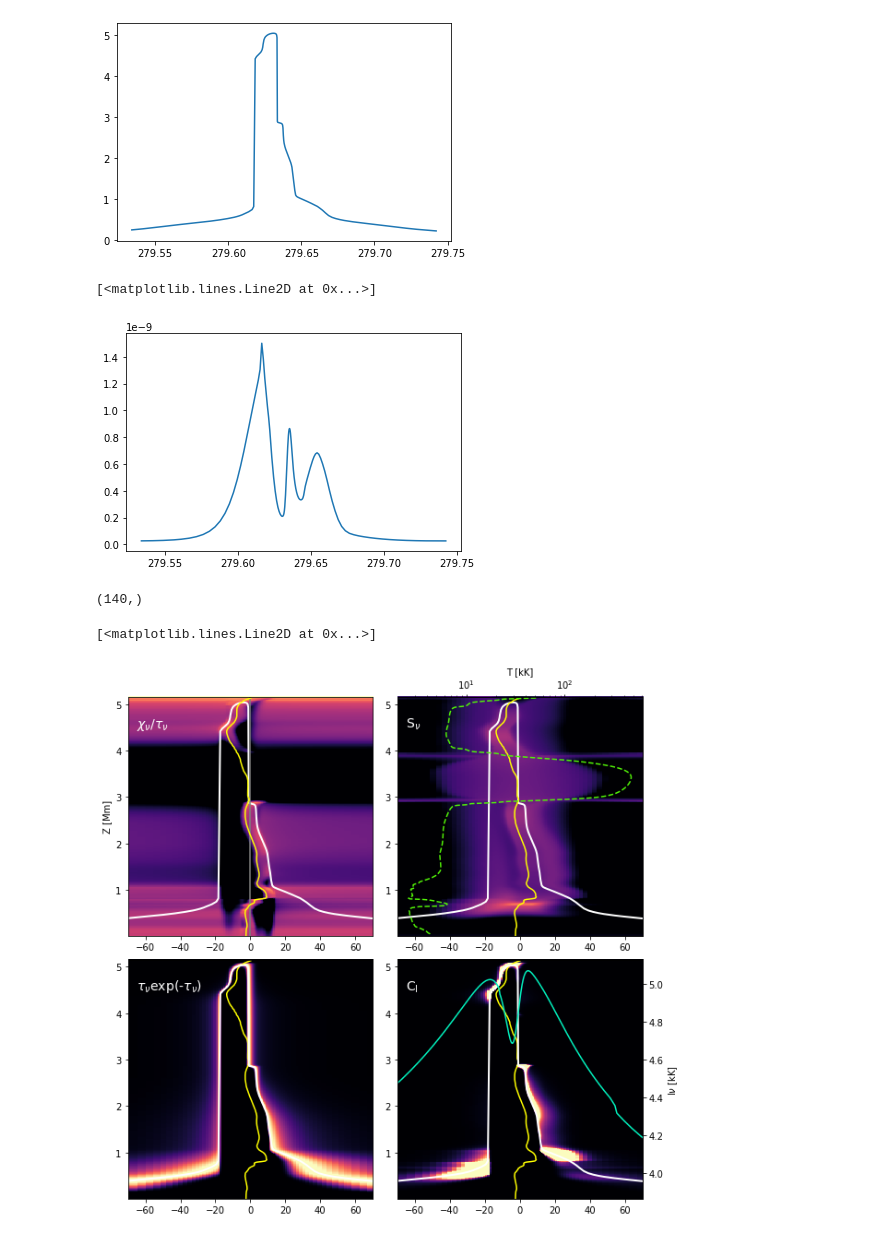
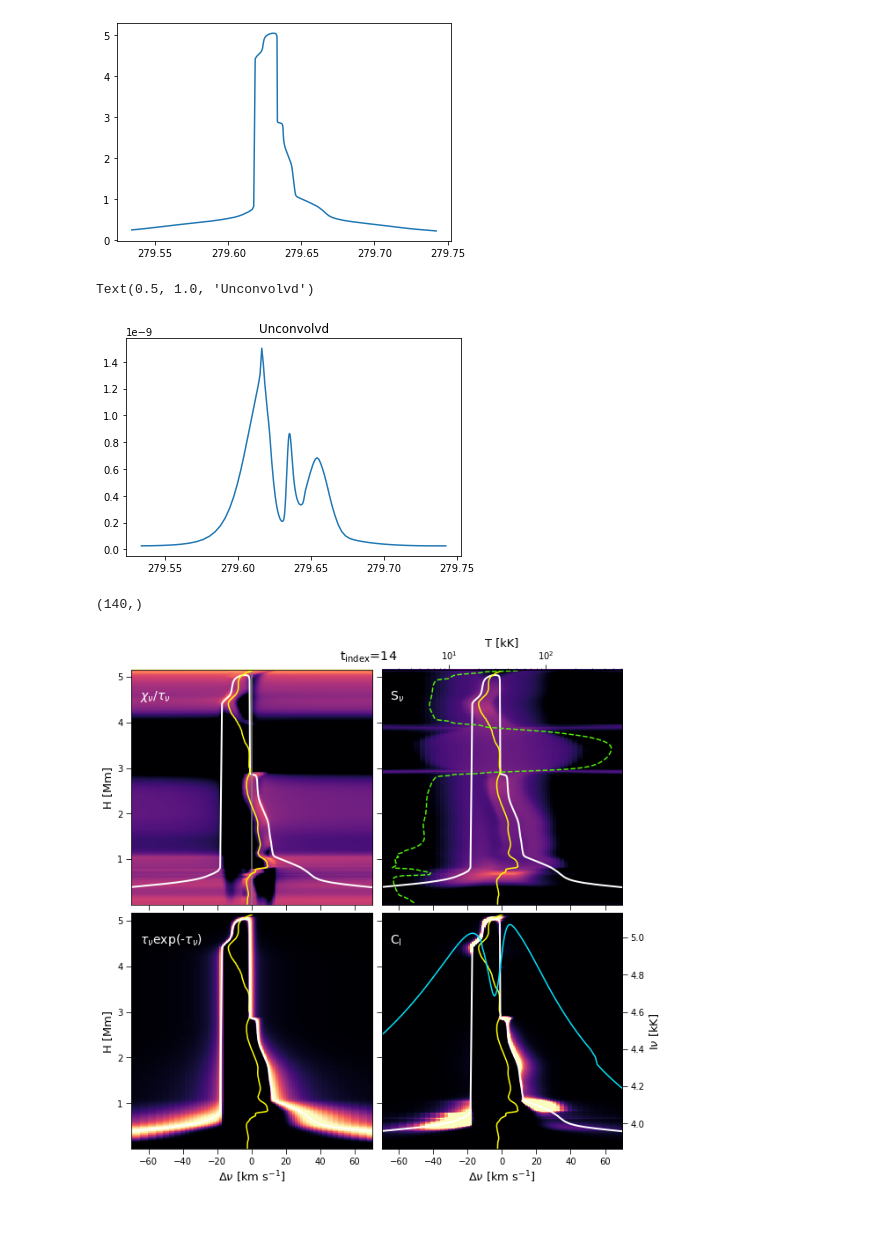
Before and after one commit to souvikita/Bifrost-simulation-analysis, a Jupyter notebook: Cont_function.ipynb, the cells around one changed output. Cells and saved outputs as stored; diff of their text form; code cells hidden in the pictures.

Commit message:
Updated cont. fucntion analysis but solely for RBE

```diff
--- a/Cont_function.ipynb
+++ b/Cont_function.ipynb
@@ -423,9 +423,10 @@ plt.plot(wave_mg[indices[12:152]],Tau_ht_new[X_pix,Y_pix,indices[12:152]]/1e6)
 [figure]
 # %%
 plt.plot(wave_mg[indices[12:152]],I_sp[0,Y_pix,indices[12:152]])
+plt.title('Unconvolvd')
 # %% [output]
-[<matplotlib.lines.Line2D at 0x...>]
+Text(0.5, 1.0, 'Unconvolvd')
-[figure, old version]
+[figure, new version]
 # %%
 #======== Converting specific intensity to brightness temperature ======##
 T_brightness = np.zeros((140))
@@ -439,7 +440,8 @@ np.mean(spec_conv_MgK[X_pix-1:X_pix+1,Y_pix,:],axis=0).shape
 xdopp_minmax=[-50,50]
 cmap1 = 'magma'
 fig, axs =plt.subplots(2,2,figsize=(10,10),facecolor='w', edgecolor='k')
-fig.subplots_adjust(hspace = 0.1,wspace=0.1)
+fig.suptitle(r't$_{\mathrm{index}}$=14',va='center',y=0.9,size='x-large')
+fig.subplots_adjust(hspace = 0.04,wspace=0.04)
 axs=axs.ravel()
 
 norm1 = cm.colors.Normalize(vmax=-3, vmin=-7)
@@ -452,7 +454,9 @@ axs[0].plot(dopp_Mgk,Tau_ht_new[X_pix,Y_pix,indices[12:152]]/1e6,color='white',l
 axs[0].axvline(x=0, color='gray')
 axs[0].text(-65,4.5,r'$\chi_{\nu}$/$\tau_{\nu}$',color='white',size=14)
 axs[0].plot(-1*vel_juan[0,4866,14,980:1410]/1e3,z1[980:1410],color='yellow')
-axs[0].set_ylabel('Z [Mm]')
+axs[0].set_ylabel('H [Mm]',fontsize=13)
+axs[0].set_xticklabels([])
+axs[0].tick_params(direction='out', length=6,color='black')
 
 norm2 = cm.colors.Normalize(vmax=-7.5,vmin=-10)
 im1 = NonUniformImage(axs[1], interpolation='nearest', extent=[xdopp_minmax[0],xdopp_minmax[1],z1[1410],z1[980]],cmap=cmap1,norm=norm2)
@@ -463,37 +467,48 @@ axs[1].images.append(im1)
 axs[1].plot(dopp_Mgk,Tau_ht_new[X_pix,Y_pix,indices[12:152]]/1e6,color='white',linewidth=2)
 axs[1].text(-65,4.5,r'S$_{\nu}$',color='white',size=14)
 axs[1].plot(-1*vel_juan[0,4866,14,980:1410]/1e3,z1[980:1410],color='yellow')
+axs[1].tick_params(direction='out', length=6,color='black')
+axs[1].set_yticklabels([])
+axs[1].set_xticklabels([])
 
 ax2=axs[1].twiny()
 #color ='tab:black'
-ax2.set_xlabel('T [kK]')
+ax2.set_xlabel('T [kK]',fontsize=13)
 ax2.plot(temp_juan[0,4866,14,980:1410]/1e3,z1[980:1410],color='#52F208', linestyle='dashed')
 ax2.set_xscale('log')
+ax2.tick_params(direction='out', length=6,color='black')
 
 norm3 = cm.colors.Normalize(vmax=0.35, vmin=0)
 im2 = NonUniformImage(axs[2], interpolation='nearest', extent=[xdopp_minmax[0],xdopp_minmax[1],z1[1410],z1[980]],cmap=cmap1,norm=norm3)
 im2.set_data(x1,z1[:980:-1],np.flipud(np.squeeze((tau_factor_new.T))))
 axs[2].set_xlim(-70,70)
 axs[2].set_ylim(z1[1410],5.15)
 axs[2].images.append(im2)
 axs[2].text(-65,4.5,r'$\tau_{\nu}$exp(-$\tau_{\nu}$)',color='white',size=14)
 axs[2].plot(-1*vel_juan[0,4866,14,980:1410]/1e3,z1[980:1410],color='yellow')
 axs[2].plot(dopp_Mgk,Tau_ht_new[X_pix,Y_pix,indices[12:152]]/1e6,color='white',linewidth=2)
+axs[2].tick_params(direction='out', length=6,color='black')
+axs[2].set_ylabel('H [Mm]',fontsize=13)
+axs[2].set_xlabel(r'$\Delta$$\nu$ [km s$^{-1}$]',fontsize=13)
 
 norm4 = cm.colors.Normalize(vmax=7e-16, vmin=0)
 im3 = NonUniformImage(axs[3], interpolation='nearest', extent=[xdopp_minmax[0],xdopp_minmax[1],z1[1410],z1[980]],cmap=cmap1,norm=norm4)
 im3.set_data(x1,z1[:980:-1],np.flipud(np.squeeze((C_I.T))))
 axs[3].set_xlim(-70,70)
 axs[3].set_ylim(z1[1410],5.15)
 axs[3].images.append(im3)
 axs[3].text(-65,4.5,r'C$_{\mathrm{I}}$',color='white',size=14)
 axs[3].plot(-1*vel_juan[0,4866,14,980:1410]/1e3,z1[980:1410],color='yellow')
 axs[3].plot(dopp_Mgk,Tau_ht_new[X_pix,Y_pix,indices[12:152]]/1e6,color='white',linewidth=2)
+axs[3].tick_params(direction='out', length=6,color='black')
+axs[3].set_yticklabels([])
+axs[3].set_xlabel(r'$\Delta$$\nu$ [km s$^{-1}$]',fontsize=13)
 
 ax3=axs[3].twinx()
 #color ='tab:black'
-ax3.set_ylabel(r'I$\nu$ [kK]')
-ax3.plot(dopp_Mgk,T_brightness/1e3,color='#03F2BE')
+ax3.set_ylabel(r'I$\nu$ [kK]',fontsize=13)
+ax3.plot(dopp_Mgk,T_brightness/1e3,color='#03E5FA')
+ax3.tick_params(direction='out', length=6,color='black')
+plt.savefig('/mn/stornext/d9/souvikb/paper5_results/Cont_func_RBE_Mg.pdf',dpi=400,format='pdf',bbox_inches = 'tight',pad_innches=0.1)
 # %% [output]
-[<matplotlib.lines.Line2D at 0x...>]
-[figure, old version]
+[figure, new version]
```
